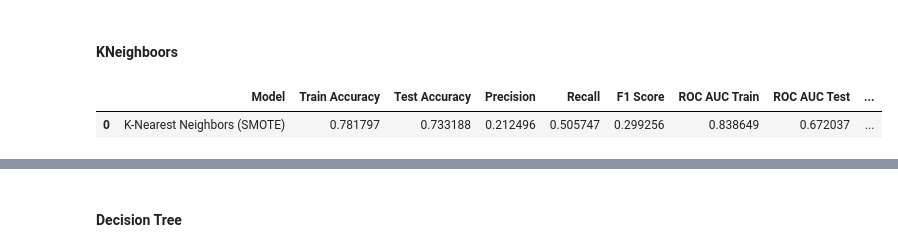
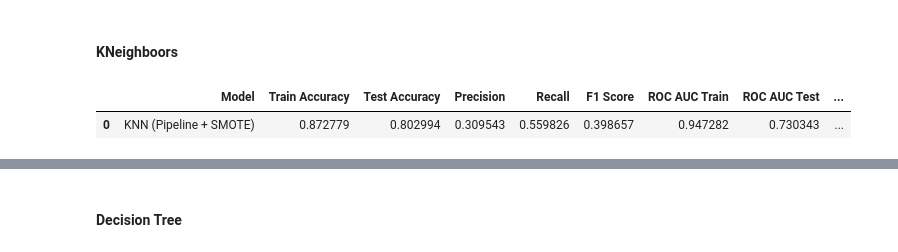
Before and after one commit to salorozco/machine-learning-and-artificial-intelligence, a Jupyter notebook: bank/prompt_III.ipynb, the cells around one changed output, grey strips where cells are left out. Saved outputs shown, nothing was run; the diff lists cells and outputs as text; code cells hidden in the pictures.

```diff
--- a/bank/prompt_III.ipynb
+++ b/bank/prompt_III.ipynb
@@ -46,5 +82,6 @@ warnings.filterwarnings("ignore", category=FutureWarning)
 # %%
 df = pd.read_csv('data/bank-additional-full.csv', sep = ';')
+pd.set_option('display.max_colwidth', None)
 # %%
 df.head()
 # %% [output]
@@ -272,2 +849,0 @@ Now that you understand your business objective, we will build a basic model to
-# %%
-df.drop(columns=['duration','default','campaign','pdays','previous','poutcome','emp.var.rate','cons.price.idx','cons.conf.idx','euribor3m','nr.employed'],axis=1,inplace=True)
@@ -532,40 +1073,40 @@ Now, we aim to compare the performance of the Logistic Regression model to our K
 # %% [markdown]
 #### KNeighboors ####
 # %%
-# Train on balanced, preprocessed data
-knn_model = KNeighborsClassifier(n_neighbors=15)
+# Define basic KNN pipeline
+basic_knn_pipeline = Pipeline(steps=[
+    ('preprocessing', preprocessor),
+    ('smote', SMOTE(random_state=42)),
+    ('classifier', KNeighborsClassifier())
+])
 
-# Start timer
+# Train model
 start_time = time.time()
+basic_knn_pipeline.fit(X_train, y_train)
+basic_knn_training_time = time.time() - start_time
 
-# Fit the model on already processed and balanced data
-knn_model.fit(X_train_balanced, y_train_balanced)
+# Predict on original data (processed internally by pipeline)
+y_train_pred_basic_knn = basic_knn_pipeline.predict(X_train)
+y_test_pred_basic_knn = basic_knn_pipeline.predict(X_test)
+y_train_proba_basic_knn = basic_knn_pipeline.predict_proba(X_train)[:, 1]
+y_test_proba_basic_knn = basic_knn_pipeline.predict_proba(X_test)[:, 1]
 
-# End timer
-training_time = time.time() - start_time
-
-# Predict on preprocessed original train and test sets
-y_train_pred_knn = knn_model.predict(X_train_processed)
-y_pred_knn = knn_model.predict(X_test_processed)
-y_train_proba_knn = knn_model.predict_proba(X_train_processed)[:, 1]
-y_proba_knn = knn_model.predict_proba(X_test_processed)[:, 1]
-
-# Evaluation
-knn_metrics = {
-    "Model": "K-Nearest Neighbors (SMOTE)",
-    "Train Accuracy": accuracy_score(y_train, y_train_pred_knn),
-    "Test Accuracy": accuracy_score(y_test, y_pred_knn),
-    "Precision": precision_score(y_test, y_pred_knn),
-    "Recall": recall_score(y_test, y_pred_knn),
-    "F1 Score": f1_score(y_test, y_pred_knn),
-    "ROC AUC Train": roc_auc_score(y_train, y_train_proba_knn),
-    "ROC AUC Test": roc_auc_score(y_test, y_proba_knn),
-    "Training Time (s)": round(training_time, 4)
+# Collect performance metrics
+basic_knn_metrics = {
+    "Model": "KNN (Pipeline + SMOTE)",
+    "Train Accuracy": accuracy_score(y_train, y_train_pred_basic_knn),
+    "Test Accuracy": accuracy_score(y_test, y_test_pred_basic_knn),
+    "Precision": precision_score(y_test, y_test_pred_basic_knn),
+    "Recall": recall_score(y_test, y_test_pred_basic_knn),
+    "F1 Score": f1_score(y_test, y_test_pred_basic_knn),
+    "ROC AUC Train": roc_auc_score(y_train, y_train_proba_basic_knn),
+    "ROC AUC Test": roc_auc_score(y_test, y_test_proba_basic_knn),
+    "Training Time (s)": round(basic_knn_training_time, 4)
 }
 
-# Create DataFrame for metrics
-knn_metrics_df = pd.DataFrame([knn_metrics])
-knn_metrics_df
+# Convert to DataFrame
+basic_knn_metrics_df = pd.DataFrame([basic_knn_metrics])
+basic_knn_metrics_df
 # %% [output]
 |  | Model | Train Accuracy | Test Accuracy | Precision | Recall | F1 Score | ROC AUC Train | ROC AUC Test | ... |
-| 0 | K-Nearest Neighbors (SMOTE) | 0.781797 | 0.733188 | 0.212496 | 0.505747 | 0.299256 | 0.838649 | 0.672037 | ... |
+| 0 | KNN (Pipeline + SMOTE) | 0.872779 | 0.802994 | 0.309543 | 0.559826 | 0.398657 | 0.947282 | 0.730343 | ... |
```
Also changed, not shown: parts of 144 cells of this notebook.
